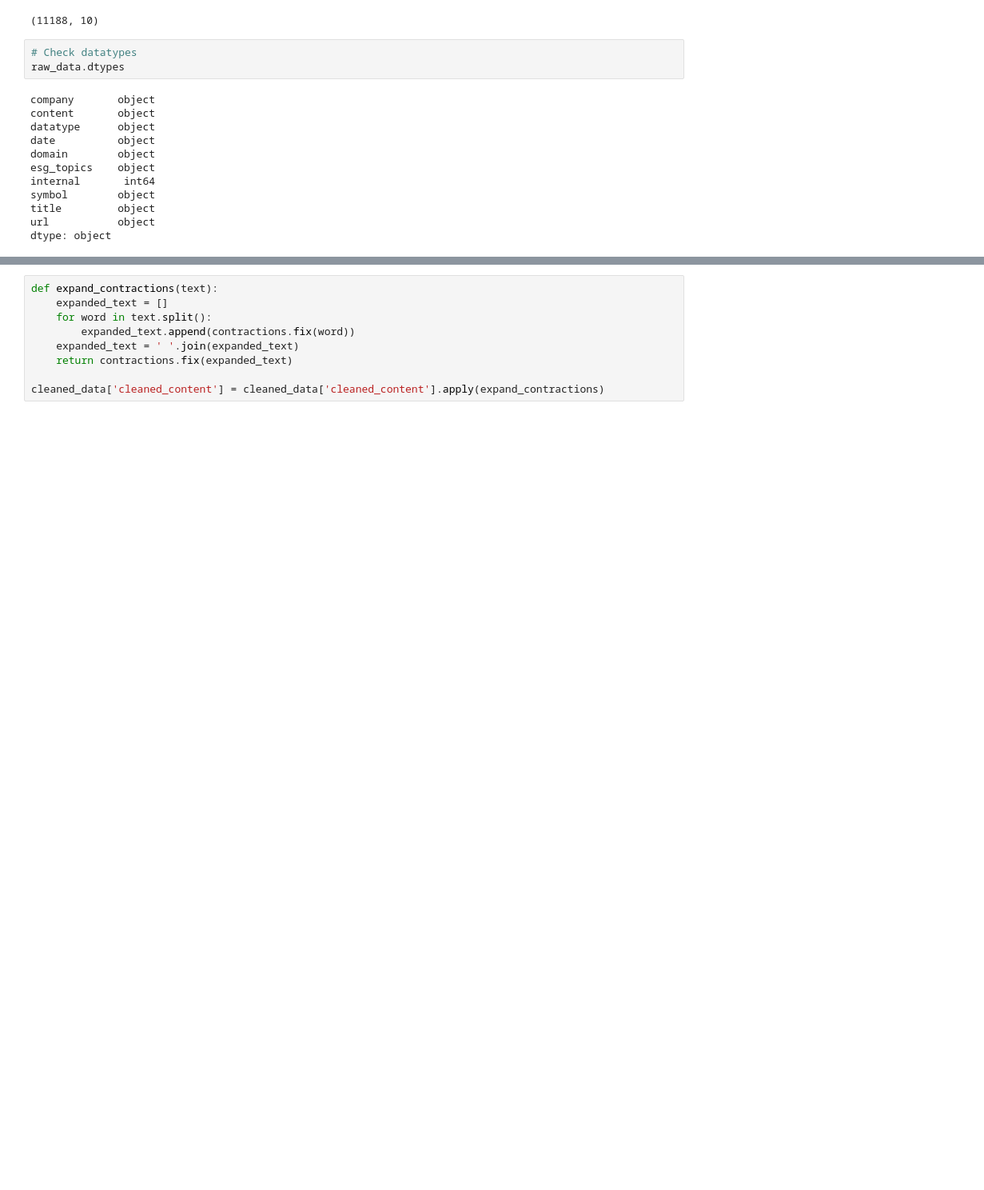
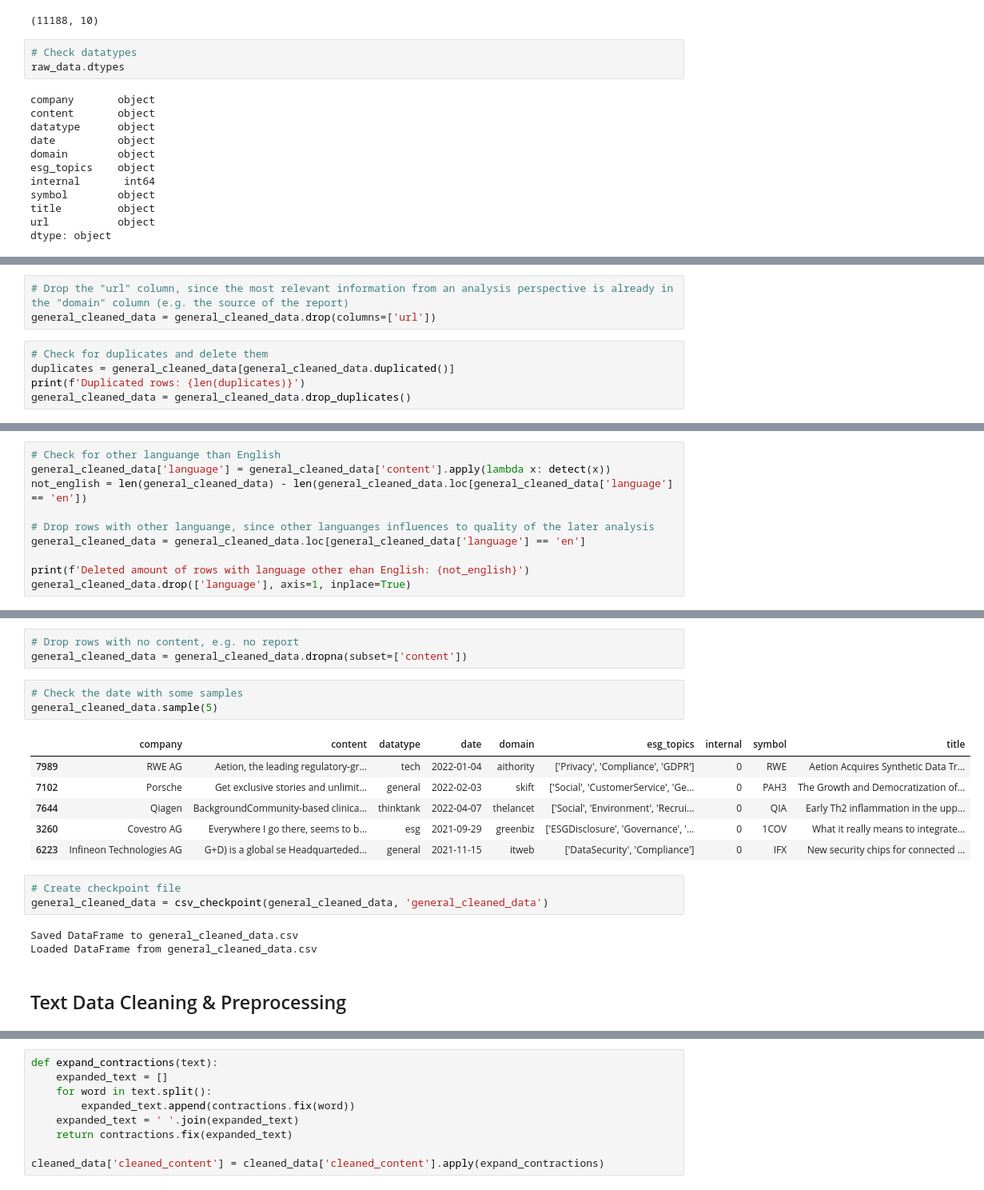
Before and after one commit to syX113/hslu-nlp, a Jupyter notebook: stage1/00-data-preprocessing.ipynb, the cells around one changed output, grey strips where cells are left out. Shown at 80% size. Saved outputs shown, nothing was run; the diff lists cells and outputs as text; blank space fills up the shorter version.

Commit message:
fixed minor details within preprocessing

```diff
--- a/stage1/00-data-preprocessing.ipynb
+++ b/stage1/00-data-preprocessing.ipynb
@@ -103,0 +150,8 @@ cleaned_data = raw_data.copy(deep=True)
+# %%
+# Drop the "url" column, since the most relevant information from an analysis perspective is already in the "domain" column (e.g. the source of the report)
+general_cleaned_data = general_cleaned_data.drop(columns=['url'])
+# %%
+# Check for duplicates and delete them
+duplicates = general_cleaned_data[general_cleaned_data.duplicated()]
+print(f'Duplicated rows: {len(duplicates)}')
+general_cleaned_data = general_cleaned_data.drop_duplicates()
@@ -103,0 +160,10 @@ cleaned_data = raw_data.copy(deep=True)
+# %%
+# Check for other languange than English
+general_cleaned_data['language'] = general_cleaned_data['content'].apply(lambda x: detect(x))
+not_english = len(general_cleaned_data) - len(general_cleaned_data.loc[general_cleaned_data['language'] == 'en'])
+
+# Drop rows with other languange, since other languanges influences to quality of the later analysis
+general_cleaned_data = general_cleaned_data.loc[general_cleaned_data['language'] == 'en']
+
+print(f'Deleted amount of rows with language other ehan English: {not_english}')
+general_cleaned_data.drop(['language'], axis=1, inplace=True)
@@ -103,0 +215,21 @@ cleaned_data = raw_data.copy(deep=True)
+# %%
+# Drop rows with no content, e.g. no report
+general_cleaned_data = general_cleaned_data.dropna(subset=['content'])
+# %%
+# Check the date with some samples
+general_cleaned_data.sample(5)
+# %% [output]
+|  | company | content | datatype | date | domain | esg_topics | internal | symbol | title |
+| 7989 | RWE AG | Aetion, the leading regulatory-gr... | tech | 2022-01-04 | aithority | ['Privacy', 'Compliance', 'GDPR'] | 0 | RWE | Aetion Acquires Synthetic Data Tr... |
+| 7102 | Porsche | Get exclusive stories and unlimit... | general | 2022-02-03 | skift | ['Social', 'CustomerService', 'Ge... | 0 | PAH3 | The Growth and Democratization of... |
+| 7644 | Qiagen | BackgroundCommunity-based clinica... | thinktank | 2022-04-07 | thelancet | ['Social', 'Environment', 'Recrui... | 0 | QIA | Early Th2 inflammation in the upp... |
+| 3260 | Covestro AG | Everywhere I go there, seems to b... | esg | 2021-09-29 | greenbiz | ['ESGDisclosure', 'Governance', '... | 0 | 1COV | What it really means to integrate... |
+| 6223 | Infineon Technologies AG | G+D) is a global se Headquarteded... | general | 2021-11-15 | itweb | ['DataSecurity', 'Compliance'] | 0 | IFX | New security chips for connected ... |
+# %%
+# Create checkpoint file
+general_cleaned_data = csv_checkpoint(general_cleaned_data, 'general_cleaned_data')
+# %% [output]
+Saved DataFrame to general_cleaned_data.csv
+Loaded DataFrame from general_cleaned_data.csv
+# %% [markdown]
+## Text Data Cleaning & Preprocessing
```
Also changed, not shown: parts of 46 cells of this notebook.
